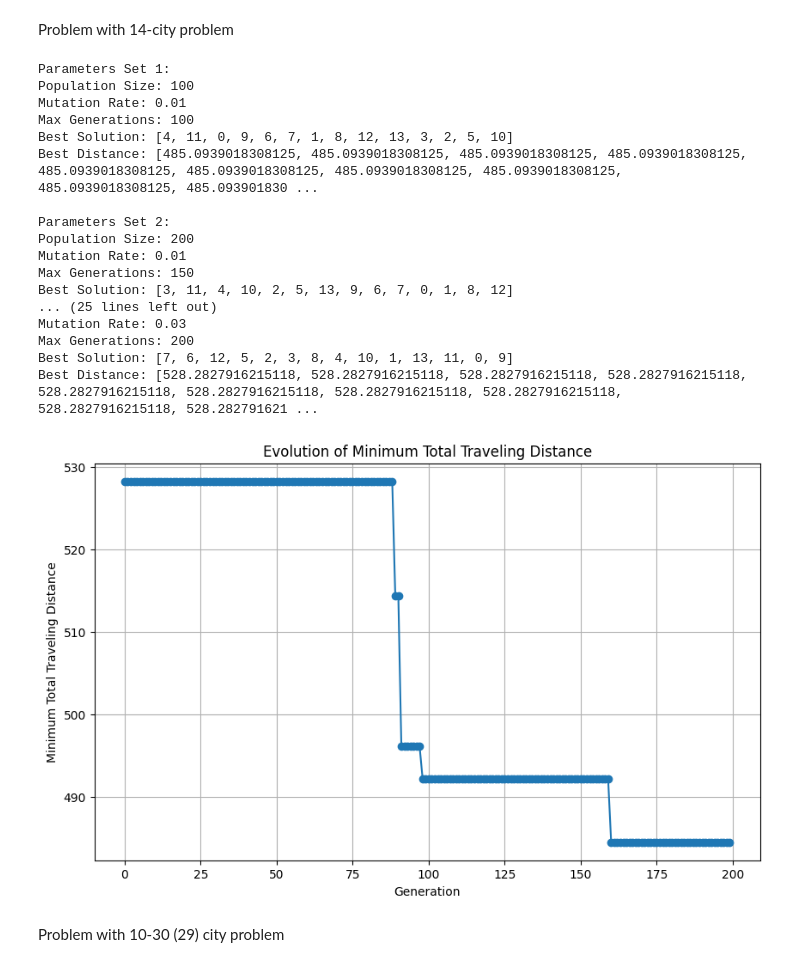
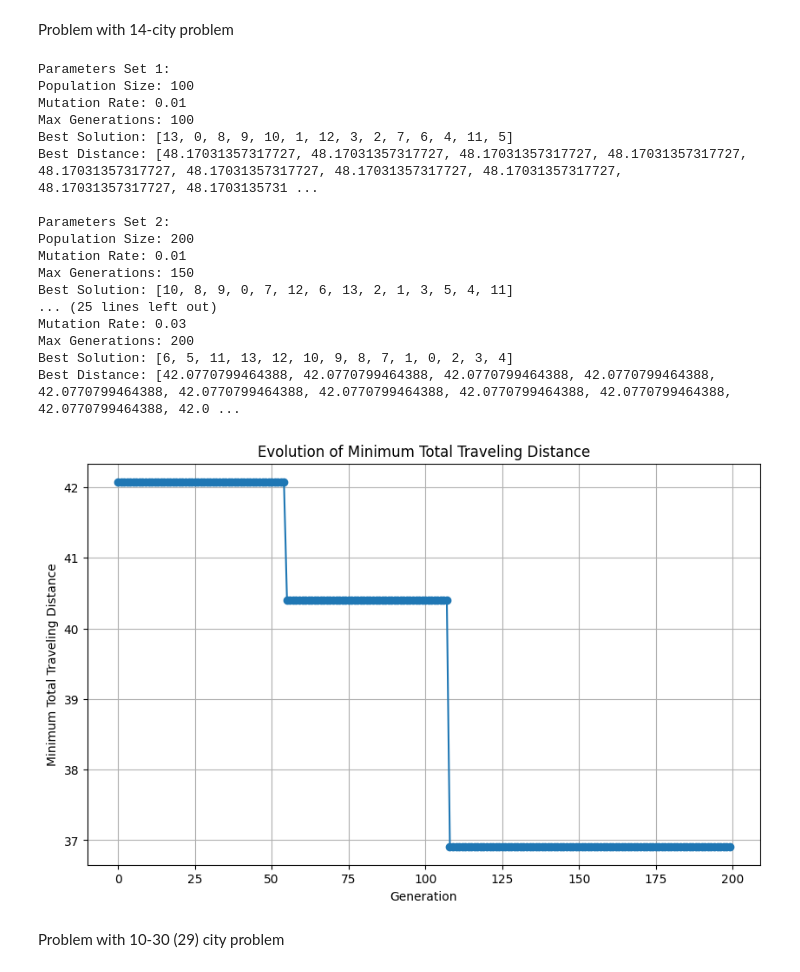
Before and after one commit to Natzaret/Natzaret, a Jupyter notebook: NEC_Exercise_4.ipynb, the cells around one changed output. Drawn from its saved outputs; the diff is of its cells as text; code cells hidden in the pictures.

```diff
--- a/NEC_Exercise_4.ipynb
+++ b/NEC_Exercise_4.ipynb
@@ -19,7 +16,7 @@ Implementing a genetic algorithm for the Traveling Salesman Problem (TSP) using
 # %%
 # Dataset 1
 # File path
-tsp_file_path = 'C:/Users/Gari/Desktop/Assignments_NEC/A4/burma14.tsp'
+tsp_file_path = 'C:/Users/NAZA/Desktop/Assignments_NEC/A4/burma14.tsp'
 
 # Load the dataset
 dataset1 = tsplib95.load(tsp_file_path)
@@ -41,6 +52,7 @@ dataset3 = tsplib95.load(tsp_file_path)
 Genetic algorithm  for solving the Traveling Salesman Problem (TSP) using permutation representation and various selection, mutation, and crossover techniques
 # %%
 import numpy as np
+from scipy.spatial.distance import euclidean
 
 def euclidean_distance(coord1, coord2):
     return np.sqrt((coord1[0] - coord2[0])**2 + (coord1[1] - coord2[1])**2)
@@ -48,9 +60,15 @@ def euclidean_distance(coord1, coord2):
 def compute_distances(node_coords):
     num_cities = len(node_coords)
     distances = np.zeros((num_cities, num_cities))
-    for i in range(num_cities):
-        for j in range(num_cities):
-            distances[i, j] = euclidean_distance(node_coords[i], node_coords[j])
+
+    # Function to calculate Euclidean distance between two points
+    def euclidean_distance(coord1, coord2):
+        return euclidean(coord1, coord2)
+
+    for i in range(1, num_cities + 1):
+        for j in range(1, num_cities + 1):
+            distances[i - 1, j - 1] = euclidean_distance(node_coords[i], node_coords[j])
+
     return distances
 
 def parse_dataset(dataset):
@@ -184,9 +202,11 @@ Problem with 14-city problem
 # Define the number of cities and coordinates for dataset 1
 num_cities_dataset1 = 14
 
-# Generate dataset 1
-dataset1 = generate_problem_instance(num_cities_dataset1)
-distances_dataset1 = compute_distances(dataset1)
+# Dataset 1
+# Extract node coordinates from the loaded dataset
+node_coords = dataset1.node_coords
+#dataset1 = generate_problem_instance(num_cities_dataset1)
+distances_dataset1 = compute_distances(node_coords)
 
 # Define parameter combinations for dataset 1
 parameter_combinations_dataset1 = [
@@ -214,39 +234,39 @@ for i, result in enumerate(results_dataset1):
     print("Population Size:", result['parameters']['population_size'])
     print("Mutation Rate:", result['parameters']['mutation_rate'])
     print("Max Generations:", result['parameters']['max_generations'])
     print("Best Solution:", result['best_solution'])
     print("Best Distance:", result['best_distances'])
     print()
 
 import matplotlib.pyplot as plt
 
 # Plot the evolution of the minimum total traveling distance
 plt.figure(figsize=(10, 6))
 plt.plot(best_distances_dataset1, marker='o', linestyle='-')
 plt.title("Evolution of Minimum Total Traveling Distance")
 plt.xlabel("Generation")
 plt.ylabel("Minimum Total Traveling Distance")
 plt.grid(True)
 plt.show()
 # %% [output]
 Parameters Set 1:
 Population Size: 100
 Mutation Rate: 0.01
 Max Generations: 100
-Best Solution: [4, 11, 0, 9, 6, 7, 1, 8, 12, 13, 3, 2, 5, 10]
-Best Distance: [485.0939018308125, 485.0939018308125, 485.0939018308125, 485.0939018308125, 485.0939018308125, 485.0939018308125, 485.0939018308125, 485.0939018308125, 485.0939018308125, 485.093901830 ...
+Best Solution: [13, 0, 8, 9, 10, 1, 12, 3, 2, 7, 6, 4, 11, 5]
+Best Distance: [48.17031357317727, 48.17031357317727, 48.17031357317727, 48.17031357317727, 48.17031357317727, 48.17031357317727, 48.17031357317727, 48.17031357317727, 48.17031357317727, 48.1703135731 ...
 
 Parameters Set 2:
 Population Size: 200
 Mutation Rate: 0.01
 Max Generations: 150
-Best Solution: [3, 11, 4, 10, 2, 5, 13, 9, 6, 7, 0, 1, 8, 12]
+Best Solution: [10, 8, 9, 0, 7, 12, 6, 13, 2, 1, 3, 5, 4, 11]
 ... (25 lines left out)
 Mutation Rate: 0.03
 Max Generations: 200
-Best Solution: [7, 6, 12, 5, 2, 3, 8, 4, 10, 1, 13, 11, 0, 9]
-Best Distance: [528.2827916215118, 528.2827916215118, 528.2827916215118, 528.2827916215118, 528.2827916215118, 528.2827916215118, 528.2827916215118, 528.2827916215118, 528.2827916215118, 528.282791621 ...
+Best Solution: [6, 5, 11, 13, 12, 10, 9, 8, 7, 1, 0, 2, 3, 4]
+Best Distance: [42.0770799464388, 42.0770799464388, 42.0770799464388, 42.0770799464388, 42.0770799464388, 42.0770799464388, 42.0770799464388, 42.0770799464388, 42.0770799464388, 42.0770799464388, 42.0 ...
-[figure, old version]
+[figure, new version]
 # %% [markdown]
 Problem with 10-30 (29) city problem
 # %%
```
Also changed, not shown: parts of 11 cells of this notebook.
